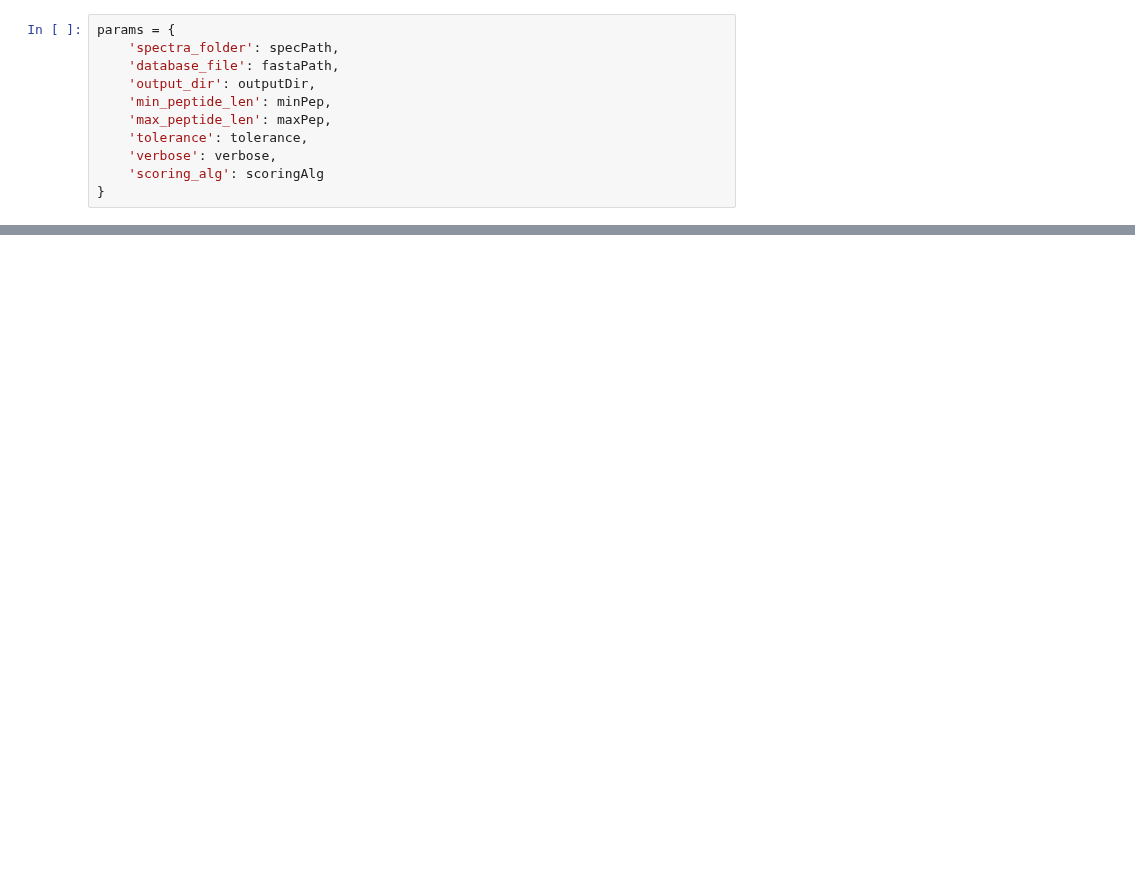
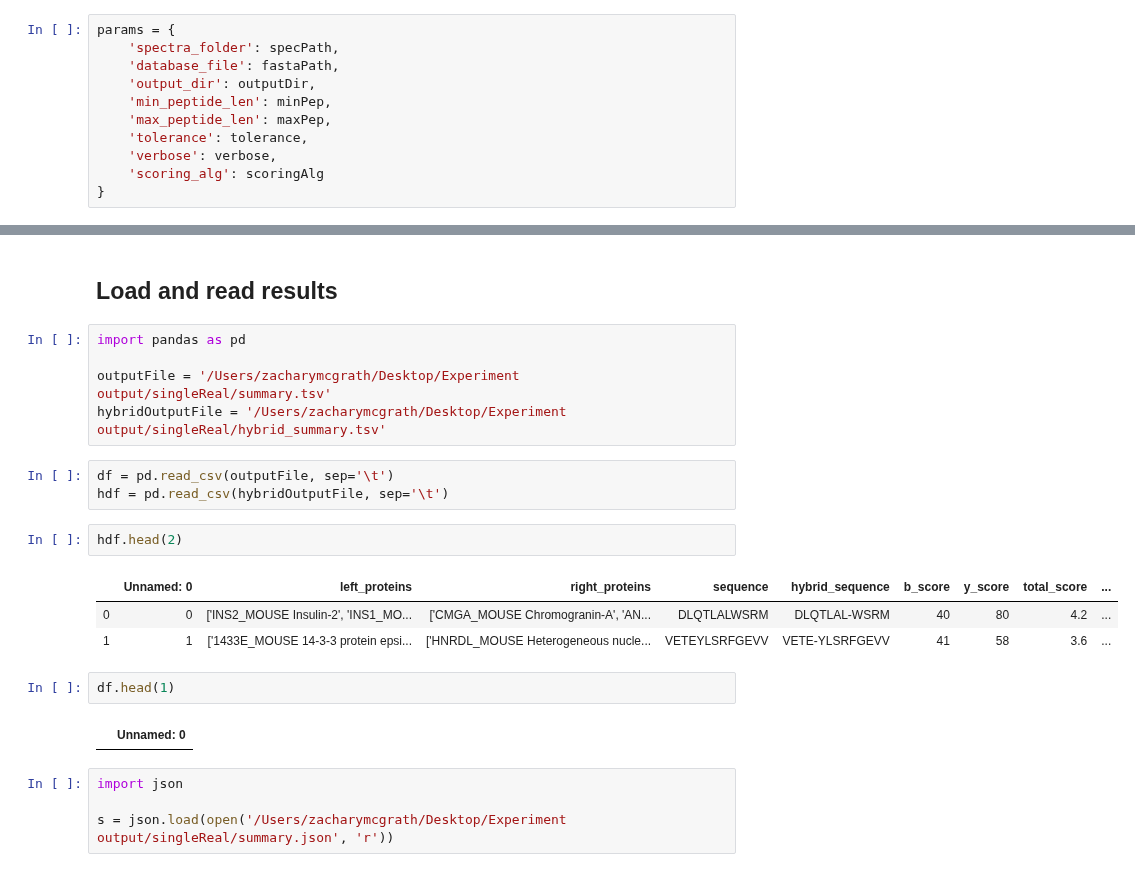
Before and after one commit to zmcgrath96/hypedsearch, a Jupyter notebook: sandbox/jupyter notebooks/Debug real spectra.ipynb, the cells around one changed output, grey strips where cells are left out. Saved outputs shown, nothing was run; the diff lists cells and outputs as text; blank space fills up the shorter version.

```diff
--- a/sandbox/jupyter notebooks/Debug real spectra.ipynb
+++ b/sandbox/jupyter notebooks/Debug real spectra.ipynb
@@ -58,0 +73,24 @@ Could not make an alignment for 1/1 spectra (100%)
+# %% [markdown]
+## Load and read results
+# %%
+import pandas as pd
+
+outputFile = '/Users/zacharymcgrath/Desktop/Experiment output/singleReal/summary.tsv'
+hybridOutputFile = '/Users/zacharymcgrath/Desktop/Experiment output/singleReal/hybrid_summary.tsv'
+# %%
+df = pd.read_csv(outputFile, sep='\t')
+hdf = pd.read_csv(hybridOutputFile, sep='\t')
+# %%
+hdf.head(2)
+# %% [output]
+|  | Unnamed: 0 | left_proteins | right_proteins | sequence | hybrid_sequence | b_score | y_score | total_score | ... |
+| 0 | 0 | ['INS2_MOUSE Insulin-2', 'INS1_MO... | ['CMGA_MOUSE Chromogranin-A', 'AN... | DLQTLALWSRM | DLQTLAL-WSRM | 40 | 80 | 4.2 | ... |
+| 1 | 1 | ['1433E_MOUSE 14-3-3 protein epsi... | ['HNRDL_MOUSE Heterogeneous nucle... | VETEYLSRFGEVV | VETE-YLSRFGEVV | 41 | 58 | 3.6 | ... |
+# %%
+df.head(1)
+# %% [output]
+|  | Unnamed: 0 |
+# %%
+import json
+
+s = json.load(open('/Users/zacharymcgrath/Desktop/Experiment output/singleReal/summary.json', 'r'))
```
Also changed, not shown: parts of 12 cells of this notebook, 8 other files.
